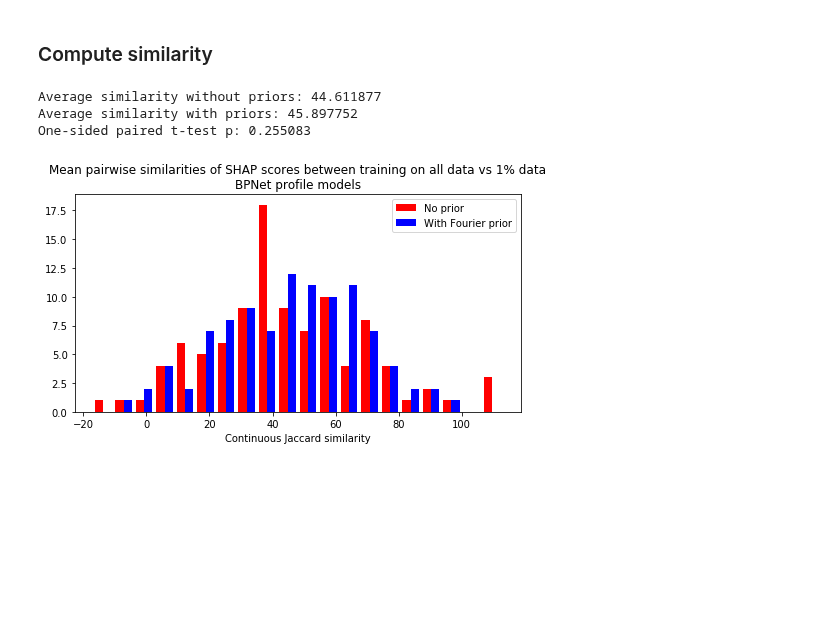
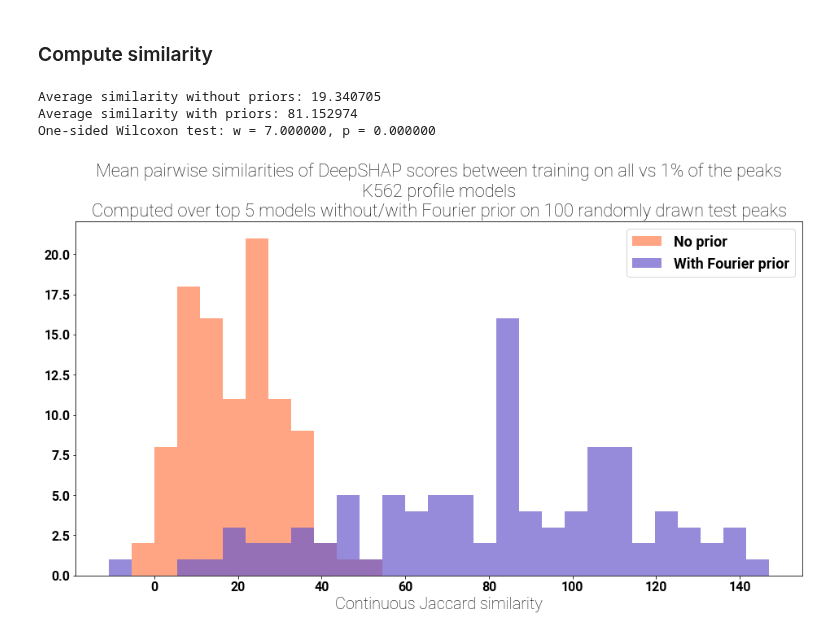
Before and after one commit to amtseng/fourier_attribution_priors, a Jupyter notebook: notebooks/consistency_of_importance_over_different_data_amounts.ipynb, the cells around one changed output. Cells and saved outputs as stored; diff of their text form; code cells hidden in the pictures; blank space fills up the shorter version.

```diff
--- a/notebooks/consistency_of_importance_over_different_data_amounts.ipynb
+++ b/notebooks/consistency_of_importance_over_different_data_amounts.ipynb
@@ -95,9 +112,9 @@ if model_type == "profile":
 else:
     model_class = binary_models.BinaryPredictor
 noprior_all_model_base_path = os.path.join(model_base_path, "BPNet/")
-noprior_less_model_base_path = os.path.join(model_base_path, "BPNet_keep1_80epochs/")
+noprior_less_model_base_path = os.path.join(model_base_path, "BPNet_keep1/")
 prior_all_model_base_path = os.path.join(model_base_path, "BPNet_prior/")
-prior_less_model_base_path = os.path.join(model_base_path, "BPNet_prior_keep1_80epochs/")
+prior_less_model_base_path = os.path.join(model_base_path, "BPNet_prior_keep1/")
 # %% [markdown]
 ### Get all runs/epochs with random initializations
 # %%
@@ -295,8 +312,8 @@ def compute_shap_scores(model_paths, sample, batch_size=128):
     return all_shap_scores, all_one_hot_seqs
 # %%
 # Compute the importance scores and 1-hot seqs
-imp_type = ("SHAP scores", "input gradients")[0]
-imp_func = compute_shap_scores if imp_type == "SHAP scores" else compute_gradients
+imp_type = ("DeepSHAP scores", "input gradients")[0]
+imp_func = compute_shap_scores if imp_type == "DeepSHAP scores" else compute_gradients
 noprior_all_scores, one_hot_seqs = imp_func(noprior_all_model_paths, sample)
 noprior_less_scores, _ = imp_func(noprior_less_model_paths, sample)
 prior_all_scores, _ = imp_func(prior_all_model_paths, sample)
@@ -353,30 +370,28 @@ prior_sim_matrix = compute_similarity_matrix(prior_all_scores, prior_less_scores
 # %%
 noprior_avg_sims = np.mean(noprior_sim_matrix, axis=(1, 2))
 prior_avg_sims = np.mean(prior_sim_matrix, axis=(1, 2))
-
-bin_num = 20
-plt.figure(figsize=(8, 4))
-plt.hist(
-    [noprior_avg_sims, prior_avg_sims],
-    bin_num, histtype="bar",
-    label=["No prior", "With Fourier prior"], color=["red", "blue"]
-)
+bin_num = 30
+all_vals = np.concatenate([noprior_avg_sims, prior_avg_sims])
+bins = np.linspace(np.min(all_vals), np.max(all_vals), bin_num)
+fig, ax = plt.subplots(figsize=(16, 8))
+ax.hist(noprior_avg_sims, bins=bins, color="coral", label="No prior", alpha=0.7)
+ax.hist(prior_avg_sims, bins=bins, color="slateblue", label="With Fourier prior", alpha=0.7)
 plt.legend()
 plt.title(
-    ("Mean pairwise similarities of %s between training on all data vs 1%% data" % imp_type) +
+    ("Mean pairwise similarities of %s between training on all vs 1%% of the peaks" % imp_type) +
     ("\n%s %s models" % (condition_name, model_type)) +
-    "" #"\nTask 2 (Sox2) only"
+    ("\nComputed over top 5 models without/with Fourier prior on %d randomly drawn test peaks" % num_samples)
 )
 plt.xlabel("%s similarity" % sim_type)
 
 print("Average similarity without priors: %f" % np.nanmean(noprior_avg_sims))
 print("Average similarity with priors: %f" % np.nanmean(prior_avg_sims))
-t, p = scipy.stats.ttest_rel(prior_avg_sims, noprior_avg_sims)
-print("One-sided paired t-test p: %f" % (p / 2))
+w, p = scipy.stats.wilcoxon(noprior_avg_sims, prior_avg_sims, alternative="less")
+print("One-sided Wilcoxon test: w = %f, p = %f" % (w, p))
 # %% [output]
-Average similarity without priors: 44.611877
-Average similarity with priors: 45.897752
-One-sided paired t-test p: 0.255083
+Average similarity without priors: 19.340705
+Average similarity with priors: 81.152974
+One-sided Wilcoxon test: w = 7.000000, p = 0.000000
-[figure, old version]
+[figure, new version]
 # %%
 avg_sim_diffs = prior_avg_sims - noprior_avg_sims
```
Also changed, not shown: parts of 6 cells of this notebook, 1 other file.
